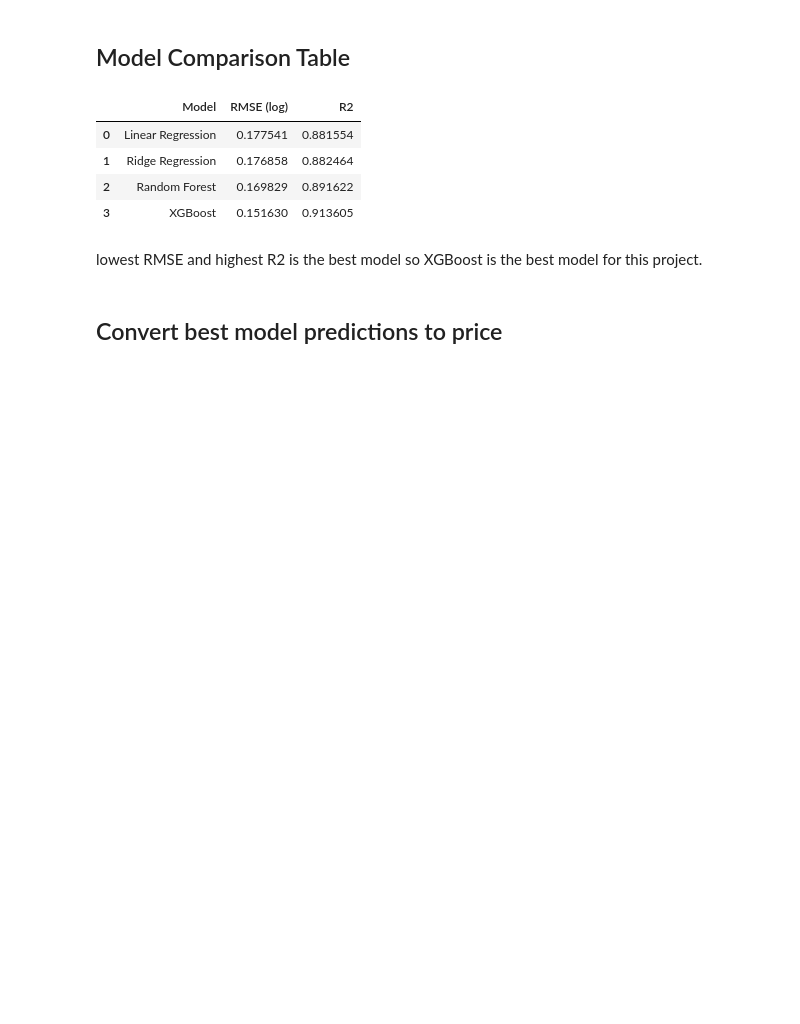
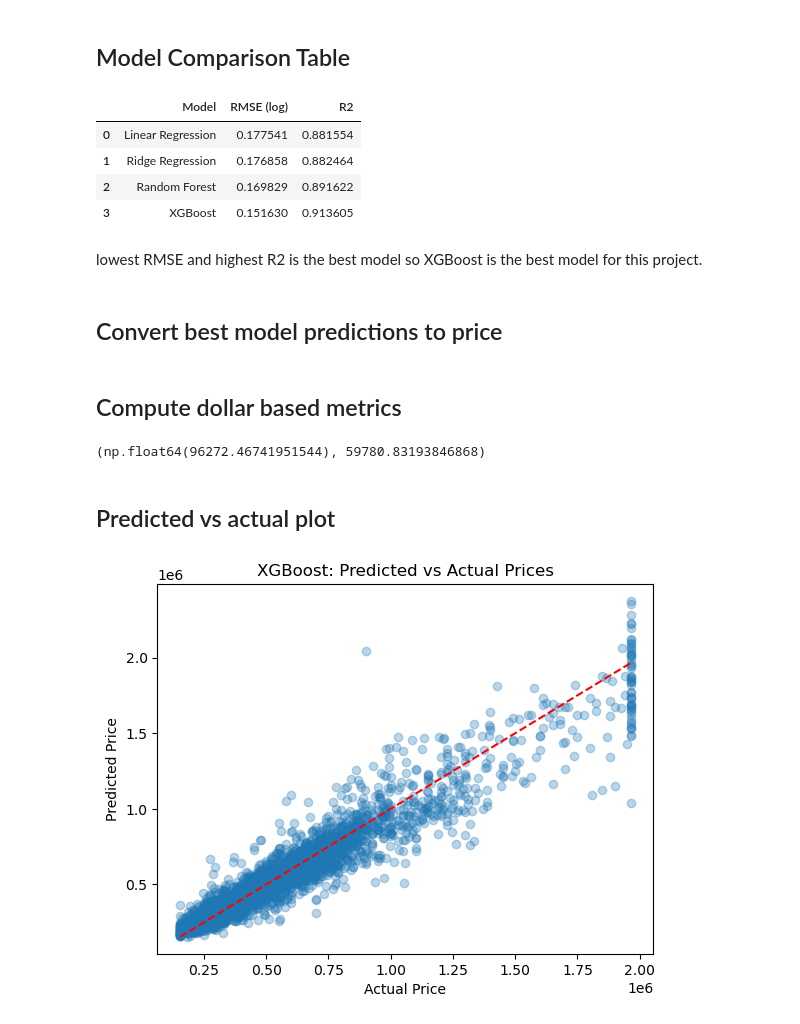
Before and after one commit to ChristineYamin/03_Adavanced_house_price_prediction, a Jupyter notebook: notebooks/04_modeling.ipynb, the cells around one changed output. Drawn from its saved outputs; the diff is of its cells as text; code cells hidden in the pictures; blank space fills up the shorter version.

```diff
--- a/notebooks/04_modeling.ipynb
+++ b/notebooks/04_modeling.ipynb
@@ -206,3 +206,30 @@ lowest RMSE and highest R2 is the best model so XGBoost is the best model for th
 # %%
 price_pred_xgb = np.expm1(y_pred_xgb)
 price_true = np.expm1(y_test)
+# %% [markdown]
+## Compute dollar based metrics
+# %%
+from sklearn.metrics import mean_absolute_error, mean_squared_error
+import numpy as np
+
+rmse_price = np.sqrt(mean_squared_error(price_true, price_pred_xgb))
+mae_price = mean_absolute_error(price_true, price_pred_xgb)
+
+rmse_price, mae_price
+# %% [output]
+(np.float64(96272.46741951544), 59780.83193846868)
+# %% [markdown]
+## Predicted vs actual plot
+# %%
+import matplotlib.pyplot as plt
+
+plt.figure()
+plt.scatter(price_true, price_pred_xgb, alpha=0.3)
+plt.plot([price_true.min(), price_true.max()],
+         [price_true.min(), price_true.max()], 'r--')
+plt.xlabel("Actual Price")
+plt.ylabel("Predicted Price")
+plt.title("XGBoost: Predicted vs Actual Prices")
+plt.show()
+# %% [output]
+[figure, added]
```
Also changed, not shown: parts of 4 cells of this notebook.
